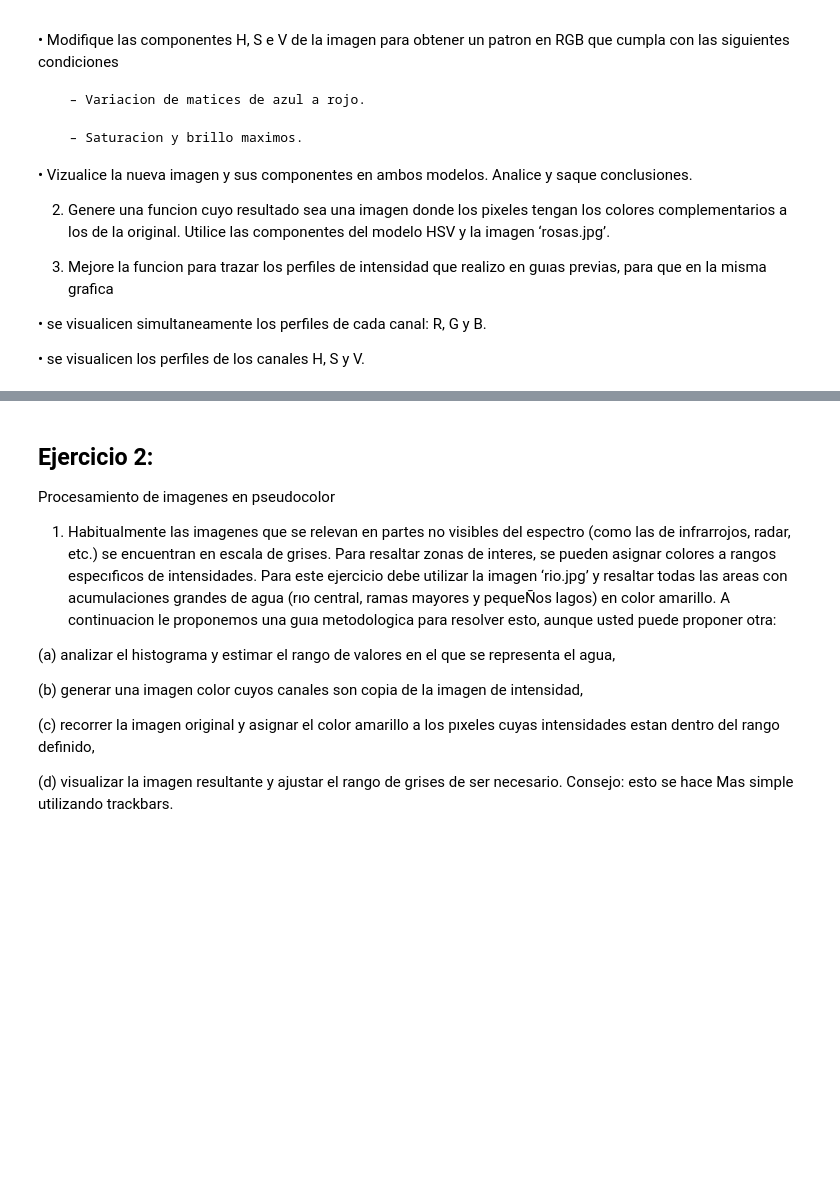
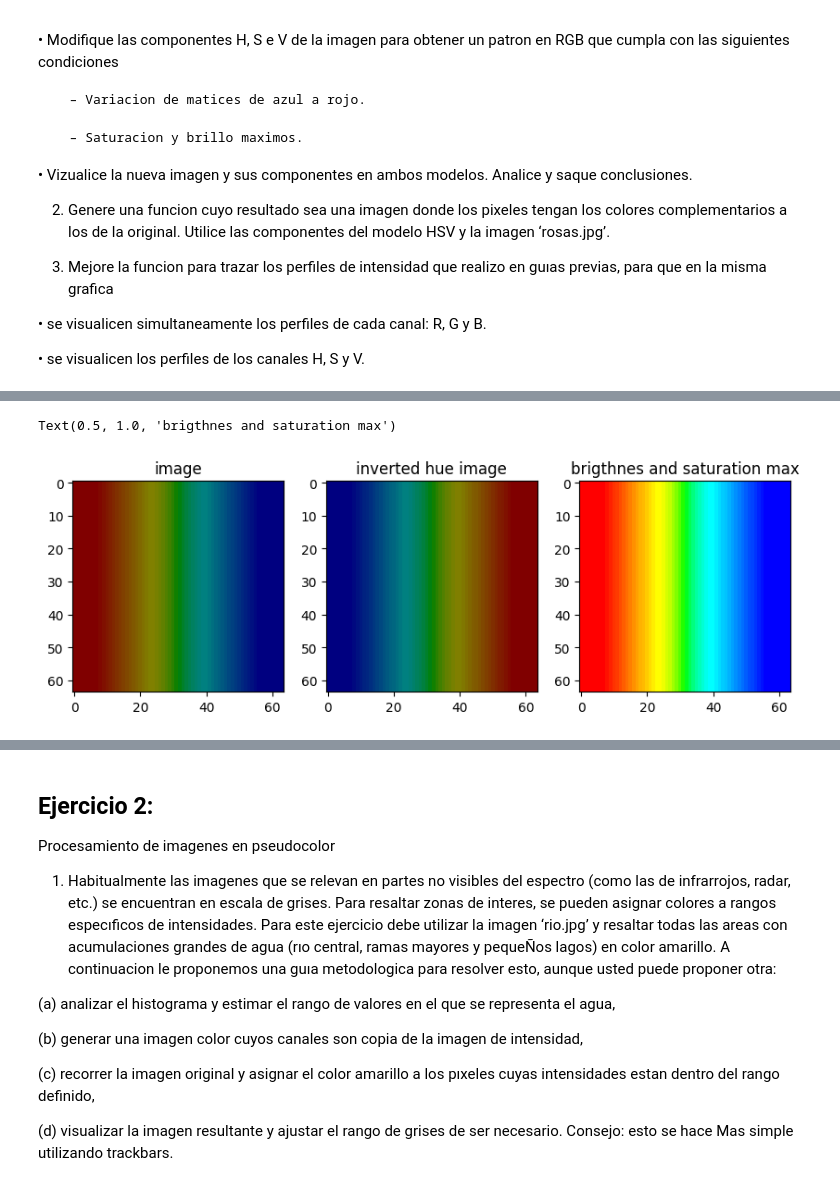
Before and after one commit to aguusandy/pdi-2024, a Jupyter notebook: Unidad4_PDI_color.ipynb, the cells around one changed output, grey strips where cells are left out. Saved outputs shown, nothing was run; the diff lists cells and outputs as text; code cells hidden in the pictures; blank space fills up the shorter version.

```diff
--- a/Unidad4_PDI_color.ipynb
+++ b/Unidad4_PDI_color.ipynb
@@ -91,0 +91,25 @@ ax[1].set_title('Blue-Green-Red')
+# %%
+# Modifique las componentes H, S e V de la imagen para obtener un patron en RGB que cumpla con las siguientes condiciones
+img = cv2.imread('patron.tif')
+img = cv2.cvtColor(img, cv2.COLOR_RGB2BGR)
+img_hsv = cv2.cvtColor(img, cv2.COLOR_BGR2HSV)
+h_channel, s_channel, v_channel = cv2.split(img_hsv)
+#Variacion de matices de azul a rojo.
+  #to reach this goal we must invert the hue channel of image
+inverted_h_channel = cv2.flip(h_channel, 1) # one to horizontally invert the image
+inverted_h_channel = cv2.flip(inverted_h_channel, 0) # zero to vertizally invert the image
+img_inverted_hsv = cv2.merge((inverted_h_channel, s_channel, v_channel))
+img_inverted_bgr = cv2.cvtColor(img_inverted_hsv, cv2.COLOR_HSV2BGR)
+#Saturacion y brillo maximos
+ #to reach these goals, we must convert all values of both channel,
+  #saturation and value,to 255.
+sv_max_hsv = cv2.merge((h_channel, np.full_like(s_channel, 255), np.full_like(v_channel, 255)))
+sv_max_bgr = cv2.cvtColor(sv_max_hsv, cv2.COLOR_HSV2BGR)
+
+fig,ax = plt.subplots(nrows=1,ncols=3,figsize=(10,10))
+ax[0].imshow(img);ax[0].set_title('image')
+ax[1].imshow(img_inverted_rgb);ax[1].set_title('inverted hue image')
+ax[2].imshow(sv_max_rgb);ax[2].set_title('brigthnes and saturation max')
+# %% [output]
+Text(0.5, 1.0, 'brigthnes and saturation max')
+[figure, added]
```
Also changed, not shown: parts of 22 cells of this notebook.
